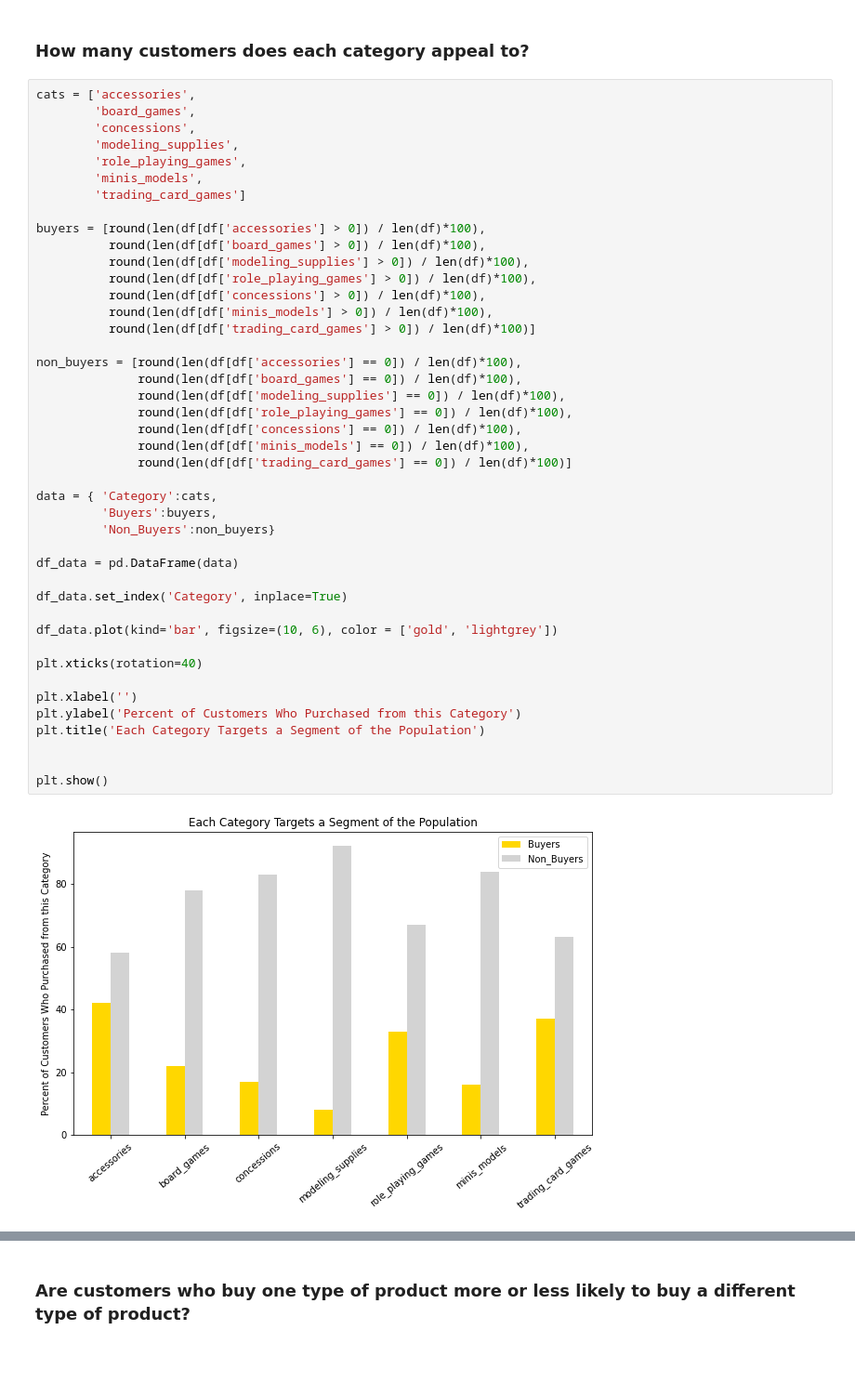
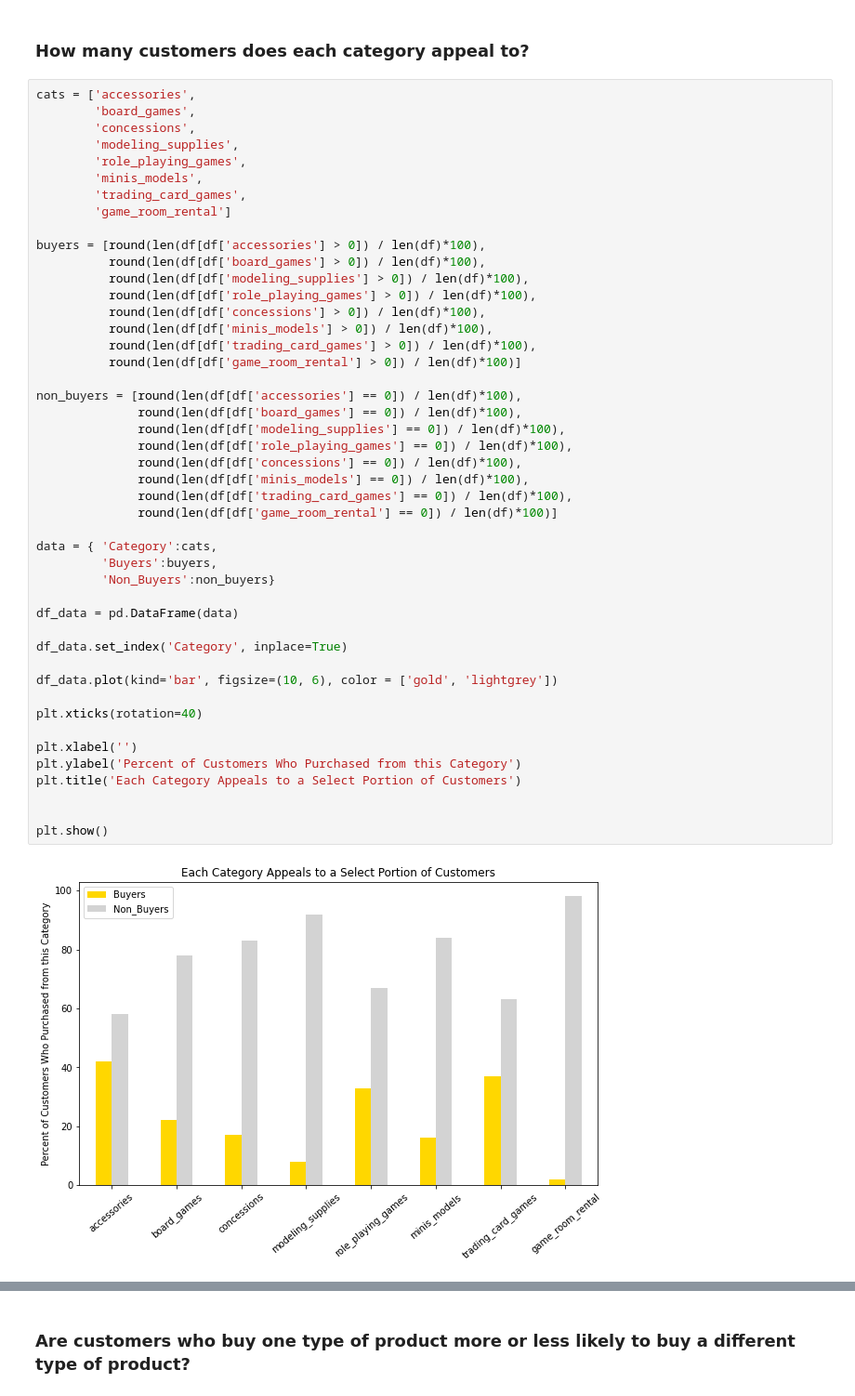
Before and after one commit to Johndsalas/customer_interest_analysis, a Jupyter notebook: exploration.ipynb, the cells around one changed output, grey strips where cells are left out. Shown at 93% size. Cells and saved outputs as stored; diff of their text form; blank space fills up the shorter version.

```diff
--- a/exploration.ipynb
+++ b/exploration.ipynb
@@ -69,41 +70,44 @@ cats = ['accessories',
         'modeling_supplies',
         'role_playing_games',
         'minis_models',
-        'trading_card_games']
+        'trading_card_games',
+        'game_room_rental']
 
 buyers = [round(len(df[df['accessories'] > 0]) / len(df)*100),
           round(len(df[df['board_games'] > 0]) / len(df)*100),
           round(len(df[df['modeling_supplies'] > 0]) / len(df)*100),
           round(len(df[df['role_playing_games'] > 0]) / len(df)*100),
           round(len(df[df['concessions'] > 0]) / len(df)*100),
           round(len(df[df['minis_models'] > 0]) / len(df)*100),
-          round(len(df[df['trading_card_games'] > 0]) / len(df)*100)]
+          round(len(df[df['trading_card_games'] > 0]) / len(df)*100),
+          round(len(df[df['game_room_rental'] > 0]) / len(df)*100)]
 
 non_buyers = [round(len(df[df['accessories'] == 0]) / len(df)*100),
               round(len(df[df['board_games'] == 0]) / len(df)*100),
               round(len(df[df['modeling_supplies'] == 0]) / len(df)*100),
               round(len(df[df['role_playing_games'] == 0]) / len(df)*100),
               round(len(df[df['concessions'] == 0]) / len(df)*100),
               round(len(df[df['minis_models'] == 0]) / len(df)*100),
-              round(len(df[df['trading_card_games'] == 0]) / len(df)*100)]
+              round(len(df[df['trading_card_games'] == 0]) / len(df)*100),
+              round(len(df[df['game_room_rental'] == 0]) / len(df)*100)]
 
 data = { 'Category':cats,
          'Buyers':buyers,
          'Non_Buyers':non_buyers}
 
 df_data = pd.DataFrame(data)
 
 df_data.set_index('Category', inplace=True)
 
 df_data.plot(kind='bar', figsize=(10, 6), color = ['gold', 'lightgrey'])
 
 plt.xticks(rotation=40)
 
 plt.xlabel('')
 plt.ylabel('Percent of Customers Who Purchased from this Category')
-plt.title('Each Category Targets a Segment of the Population')
+plt.title('Each Category Appeals to a Select Portion of Customers')
 
 
 plt.show()
 # %% [output]
-[figure, old version]
+[figure, new version]
```
Also changed, not shown: parts of 37 cells of this notebook.
